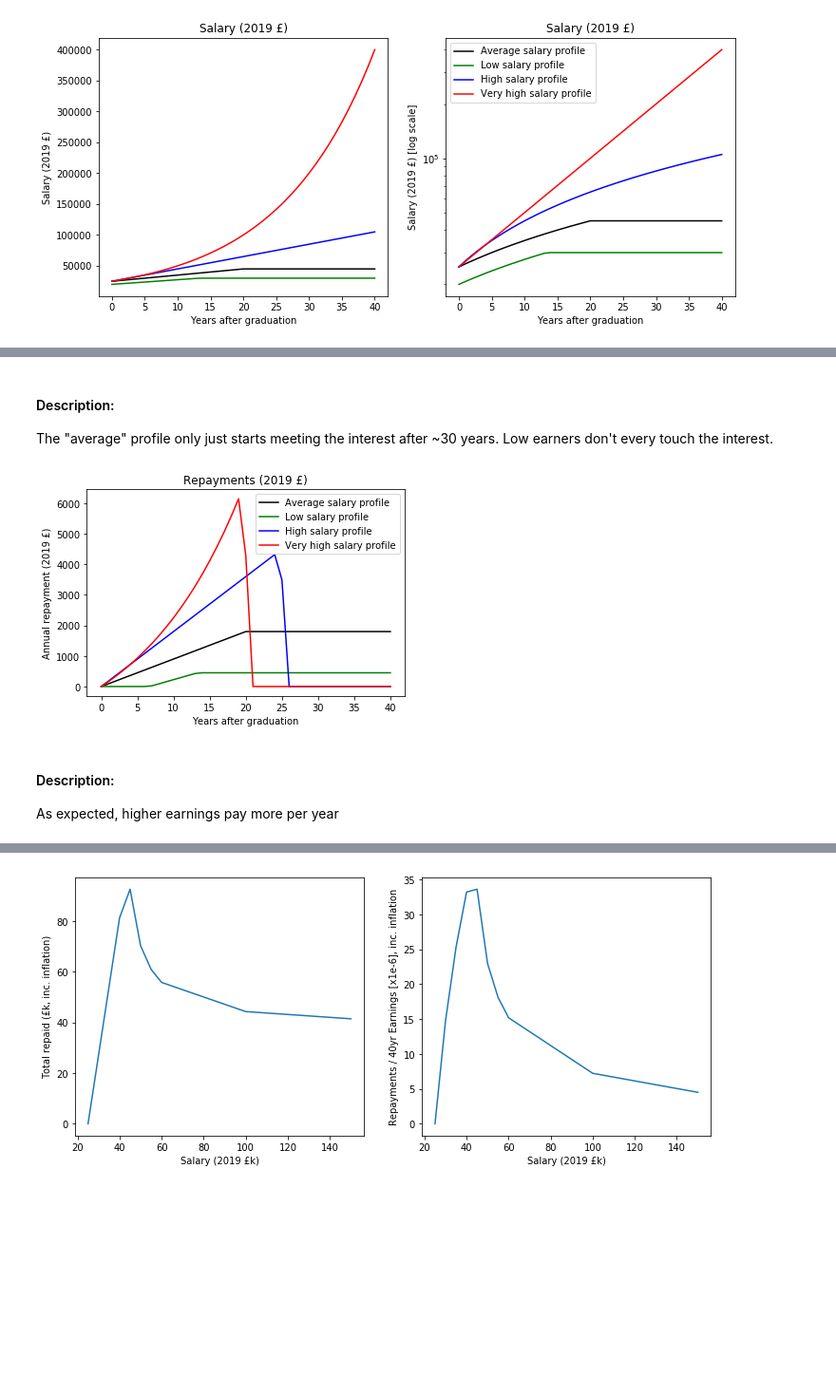
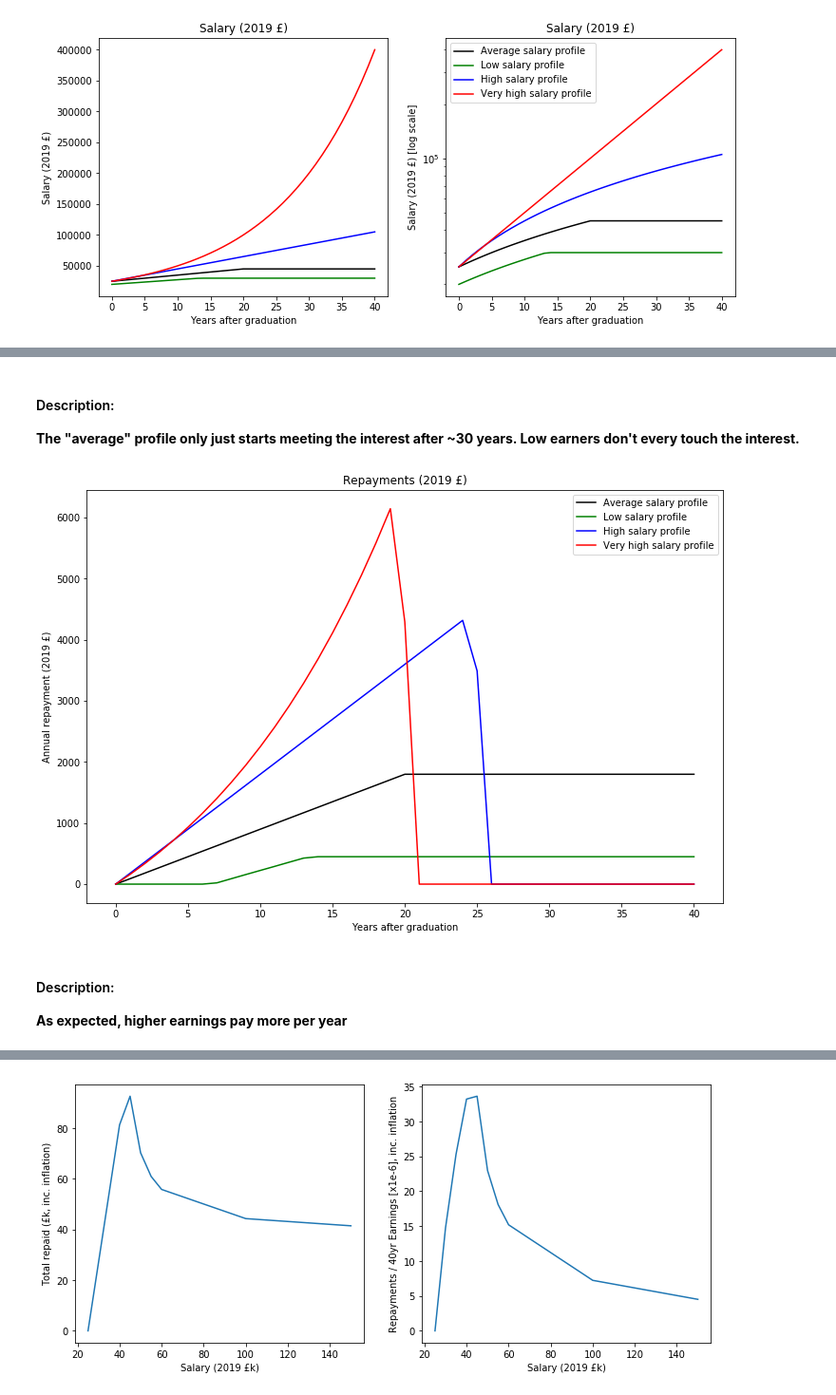
Before and after one commit to chrisnorth/loan-model, a Jupyter notebook: loan-model.ipynb, the cells around one changed output, grey strips where cells are left out. Shown at 95% size. Cells and saved outputs as stored; diff of their text form; code cells hidden in the pictures; blank space fills up the shorter version.

```diff
--- a/loan-model.ipynb
+++ b/loan-model.ipynb
@@ -207,19 +208,20 @@ plot.savefig('loan-vrepay_ratio_profiles.png')
 # %% [markdown]
 #### Description:
-The "average" profile only just starts meeting the interest after ~30 years. Low earners don't every touch the interest.
+**The "average" profile only just starts meeting the interest after ~30 years. Low earners don't every touch the interest.**
 # %%
+plot.figure(figsize=(12,8))
 for p in data:
     if data[p]['type']=='profile':
         plot.plot(data[p]['year'],data[p]['repayment-noinf'],label=data[p]['desc'],c=data[p].get('col',None),ls=data[p].get('ls','-'))
 #     plot.plot(data[p]['year'],data[p]['interest-noinf'],label=p+' (Interest)',c=data[p].get('col',None),ls='--')
 plot.title('Repayments (2019 £)')
 plot.ylabel('Annual repayment (2019 £)')
 plot.xlabel('Years after graduation')
 plot.legend()
 plot.savefig('payments_profiles.png')
 # %% [output]
-[figure, old version]
+[figure, new version]
 # %% [markdown]
 #### Description:
-As expected, higher earnings pay more per year
+**As expected, higher earnings pay more per year**
 # %%
```
Also changed, not shown: parts of 11 cells of this notebook.
